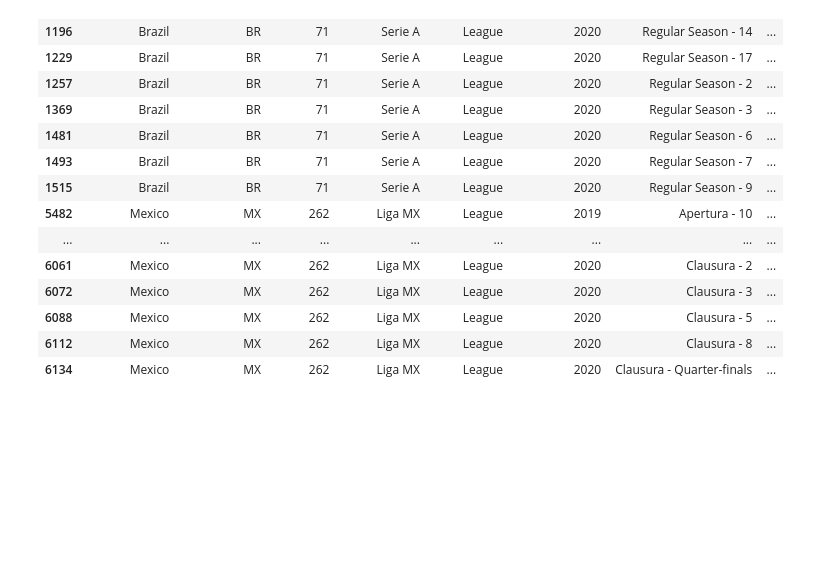
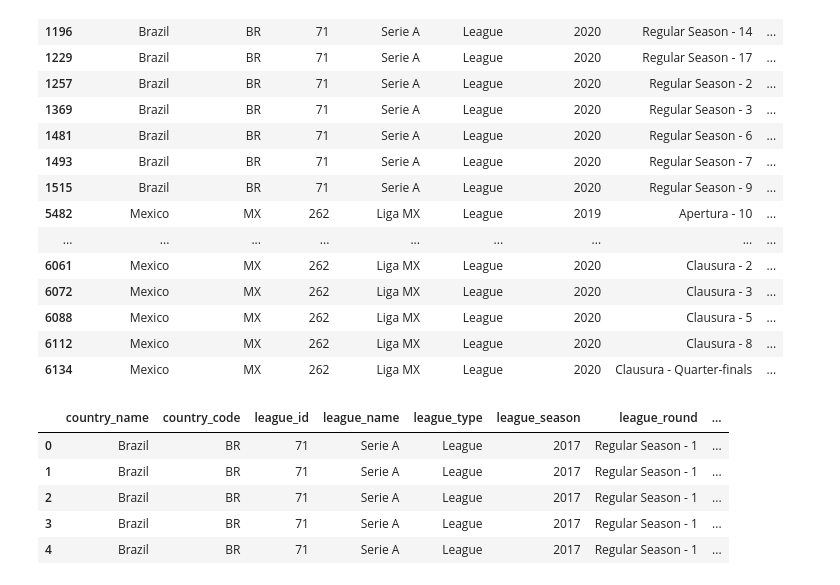
Before and after one commit to fpretto/MiM_Analytics_Tesis, a Jupyter notebook: Tesis/EDA.ipynb, the cells around one changed output. Cells and saved outputs as stored; diff of their text form; code cells hidden in the pictures; blank space fills up the shorter version.

```diff
--- a/Tesis/EDA.ipynb
+++ b/Tesis/EDA.ipynb
@@ -6,6 +6,8 @@ from sqlalchemy import create_engine
 
 pd.set_option('display.max_columns', 500)
 pd.set_option('display.max_rows', 500)
+
+path='C:/Repo/MiM_Analytics_Tesis/Tesis/'
 # %%
 postgreSQL = {"host": "localhost", "port": "5432", "username": "postgres",
                "password": "trivisono", "database": "SportsAnalytics"}
@@ -64,2 +68,11 @@ df[df['date_dow'].isna()]
+# %%
+df = pd.read_csv(path+'tesis_data.csv', encoding='latin-1', decimal='.', sep='|')
 # %%
-df.to_csv('')
+df.head()
+# %% [output]
+|  | country_name | country_code | league_id | league_name | league_type | league_season | league_round | ... |
+| 0 | Brazil | BR | 71 | Serie A | League | 2017 | Regular Season - 1 | ... |
+| 1 | Brazil | BR | 71 | Serie A | League | 2017 | Regular Season - 1 | ... |
+| 2 | Brazil | BR | 71 | Serie A | League | 2017 | Regular Season - 1 | ... |
+| 3 | Brazil | BR | 71 | Serie A | League | 2017 | Regular Season - 1 | ... |
+| 4 | Brazil | BR | 71 | Serie A | League | 2017 | Regular Season - 1 | ... |
```
Also changed, not shown: parts of 1 cell of this notebook, 1 other file.
